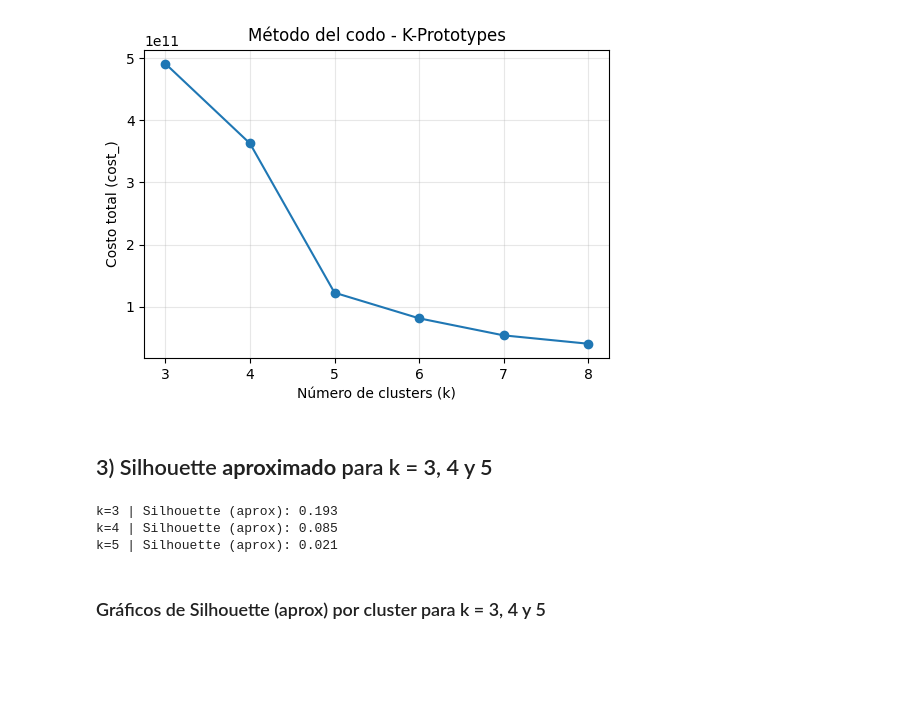
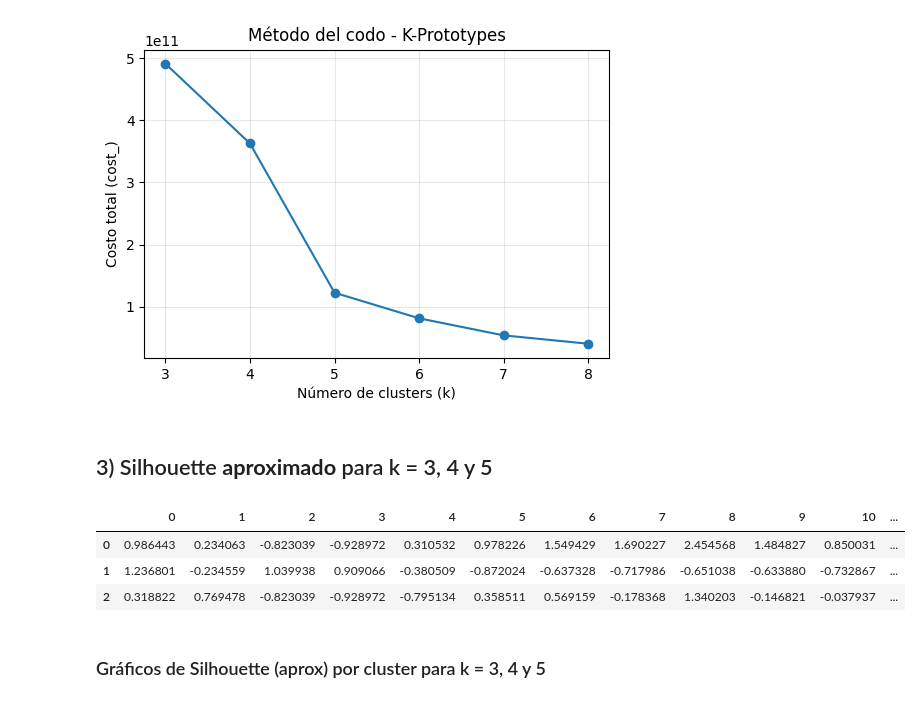
Before and after one commit to alejo-cuello/bootcamp-ds-mlops, a Jupyter notebook: ejercicios-de-ejemplo/06/extra-kprototypes/KPrototypes_Clustering.ipynb, the cells around one changed output. Drawn from its saved outputs; the diff is of its cells as text; code cells hidden in the pictures; blank space fills up the shorter version.

Commit message:
[update] desarmando y probando el ejemplo de kprototypes

```diff
--- a/ejercicios-de-ejemplo/06/extra-kprototypes/KPrototypes_Clustering.ipynb
+++ b/ejercicios-de-ejemplo/06/extra-kprototypes/KPrototypes_Clustering.ipynb
@@ -94,20 +120,13 @@ plt.show()
 # %%
 
 ct = ColumnTransformer([
     ('num', StandardScaler(), num_cols),
     ('cat', OneHotEncoder(sparse_output=False, handle_unknown='ignore'), cat_cols)
 ])
 X_proxy = ct.fit_transform(df)
-
-sil_results = {}
-
-for k in [3,4,5]:
-    model = KPrototypes(n_clusters=k, init='Cao', random_state=42)
-    labels = model.fit_predict(df, categorical=cat_idx)
-    sil = silhouette_score(X_proxy, labels)
-    sil_results[k] = {'sil': sil, 'labels': labels}
-    print(f"k={k} | Silhouette (aprox): {sil:.3f}")
+pd.DataFrame(X_proxy).head(3)
 # %% [output]
-k=3 | Silhouette (aprox): 0.193
-k=4 | Silhouette (aprox): 0.085
-k=5 | Silhouette (aprox): 0.021
+|  | 0 | 1 | 2 | 3 | 4 | 5 | 6 | 7 | 8 | 9 | 10 | ... |
+| 0 | 0.986443 | 0.234063 | -0.823039 | -0.928972 | 0.310532 | 0.978226 | 1.549429 | 1.690227 | 2.454568 | 1.484827 | 0.850031 | ... |
+| 1 | 1.236801 | -0.234559 | 1.039938 | 0.909066 | -0.380509 | -0.872024 | -0.637328 | -0.717986 | -0.651038 | -0.633880 | -0.732867 | ... |
+| 2 | 0.318822 | 0.769478 | -0.823039 | -0.928972 | -0.795134 | 0.358511 | 0.569159 | -0.178368 | 1.340203 | -0.146821 | -0.037937 | ... |
```
Also changed, not shown: parts of 9 cells of this notebook.
